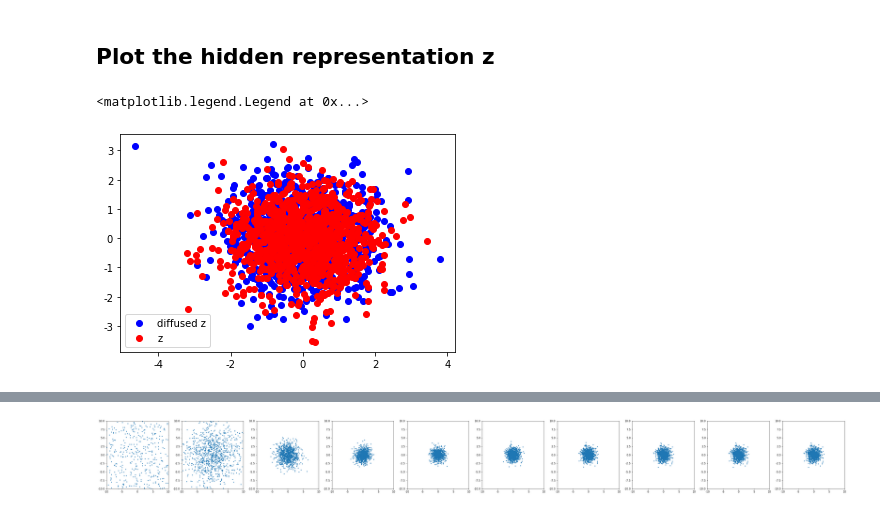
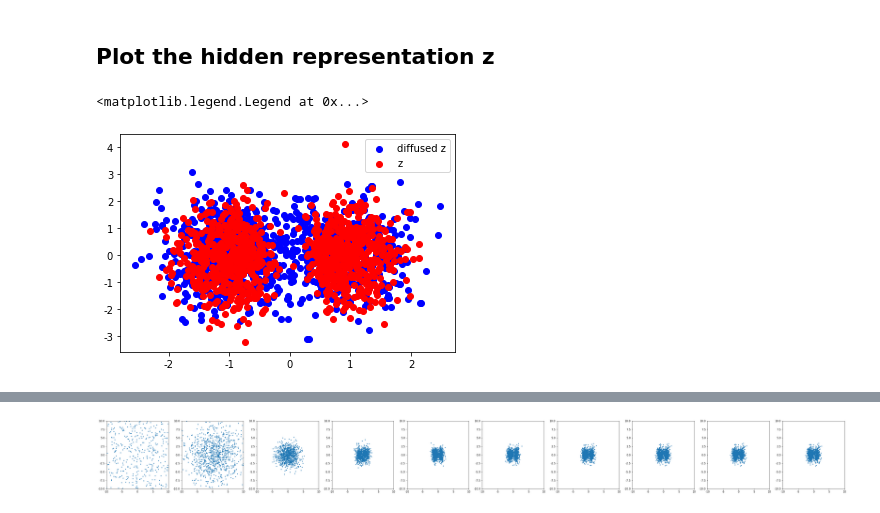
Before and after one commit to wangxuuu/LSGM-demo, a Jupyter notebook: DAE_demo_C2.ipynb, the cells around one changed output, grey strips where cells are left out. Cells and saved outputs as stored; diff of their text form; code cells hidden in the pictures.

```diff
--- a/DAE_demo_C2.ipynb
+++ b/DAE_demo_C2.ipynb
@@ -56,7 +54,7 @@ n_steps = 10
 annealed_step = 100
 # %%
 learning_rate = 5e-3
-z_dim = 3
+z_dim = 2
 sample_dir = './results/clusters2_DAE'
 lamd = 5000
 
@@ -75,8 +73,12 @@ dynamic = AnnealedLangevinDynamic(sigma_min, sigma_max, n_steps, annealed_step,
 joint_optim = torch.optim.Adam(params=chain(vae.parameters(), sn.parameters()))
 
 torch.multiprocessing.set_start_method('spawn', force=True)
+
+joint_training = True
+
 # Start training
-for i in range(total_iteration):
+tqdm_epoch = tqdm(range(total_iteration))
+for i in tqdm_epoch:
     try:
         data = dataiterator.next()
     except:
@@ -87,9 +89,17 @@ for i in range(total_iteration):
     if joint_training:
         mu, log_var = vae.encode(data)
         z = vae.reparameterize(mu, log_var)
-        x_reconst = vae.decode(z)
+
+        # no diffusion process
+        x_reconst = vae.decode(z, type='mse')
+
+        # use the forward process as part of the encoder
+        # z_ = forward_proc(z, sigma_min, sigma_max, n_steps, device=device, only_final=True)
+        # x_reconst = vae.decode(z_)
+
         # Compute reconstruction loss and kl divergence
         reconst_loss = F.mse_loss(x_reconst, data)
+
         kl_div = - 0.5 * torch.sum(1 + log_var - mu.pow(2) - log_var.exp())
         loss_sn = sn.loss_fn(z)
         loss = loss_sn + lamd*reconst_loss + kl_div
@@ -122,7 +132,7 @@ for i in range(total_iteration):
         sn_optim.step()
 
     if (i+1) % 100 == 0:
-        print("Iteration[{}/{}], Reconst Loss: {:.4f}, KL Div: {:.4f}, Diffuse loss: {:.4f}"
+        tqdm_epoch.set_description("Iteration[{}/{}], Reconst Loss: {:.4f}, KL Div: {:.4f}, Diffuse loss: {:.4f}"
                 .format(i+1, total_iteration, reconst_loss.item(), kl_div.item(), loss_sn.item()))
 
         with torch.no_grad():
@@ -131,14 +141,16 @@ for i in range(total_iteration):
             scatter(out, only_final, scatter_range = scatter_range)
             plt.savefig(os.path.join(sample_dir, 'reconst-{}.png'.format(i+1)))
             # Save the sampled images (decode the noise)
-            z = torch.randn(batch_size, z_dim).to(device)
-            out = vae.decode(z)
+            z_sample = torch.randn(batch_size, z_dim).to(device)
+            out = vae.decode(z_sample, type='mse')
             scatter(out, only_final, scatter_range = scatter_range)
             plt.savefig(os.path.join(sample_dir, 'sampled-{}.png'.format(i+1)))
             # Save the diffused images
-            dynamic = AnnealedLangevinDynamic(sigma_min, sigma_max, n_steps, annealed_step, sn, device, eps=eps)
-            sample = dynamic.sampling(sampling_number, z_dim, only_final)
-            out = vae.decode(sample)
+            dynamic = AnnealedLangevinDynamic(sigma_min, sigma_max, n_steps, annealed_step, sn, device, eps=eps) # cannot be removed
+            sample = dynamic.sampling(sampling_number, z_dim, only_final=True)
+            # z_ = forward_proc(z, sigma_min, sigma_max, n_steps, device=device, only_final=True)
+            # sample = dynamic.sampling(sampling_number, z_dim, sample=z_, only_final=True)
+            out = vae.decode(sample, type='mse')
             scatter(out, only_final, scatter_range = scatter_range)
             plt.savefig(os.path.join(sample_dir, 'diffused-{}.png'.format(i+1)))
             plt.close('all')
@@ -167,8 +158,8 @@ Iteration[2000/2000], Reconst Loss: 0.2033, KL Div: 2694.8071, Diffuse loss: 0.7
 ## Plot the hidden representation z
 # %%
 plt.scatter(sample[:,0].cpu().numpy(), sample[:,1].cpu().numpy(), c='b', label='diffused z')
-plt.scatter(z[:,0].cpu().numpy(), z[:,1].cpu().numpy(), c='r', label='z')
+plt.scatter(z[:,0].detach().cpu().numpy(), z[:,1].detach().cpu().numpy(), c='r', label='z')
 plt.legend()
 # %% [output]
 <matplotlib.legend.Legend at 0x...>
-[figure, old version]
+[figure, new version]
```
Also changed, not shown: parts of 7 cells of this notebook.
